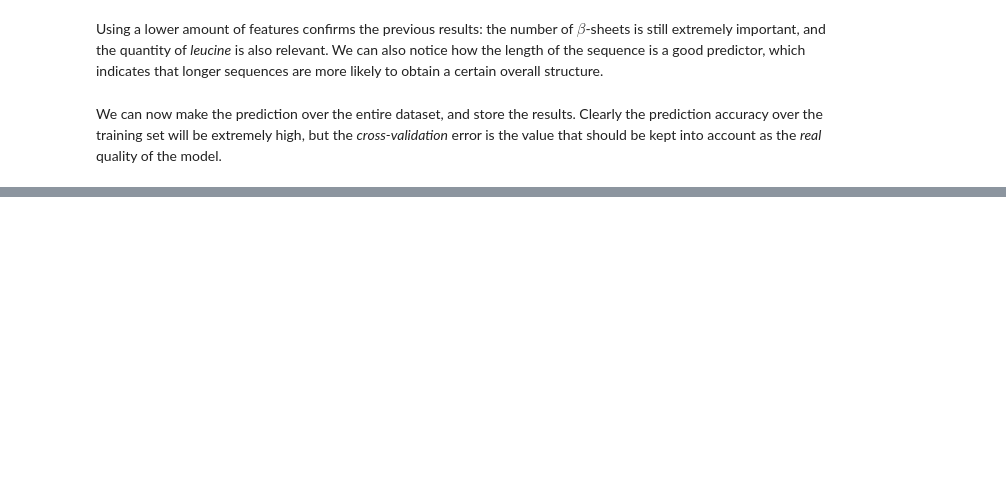
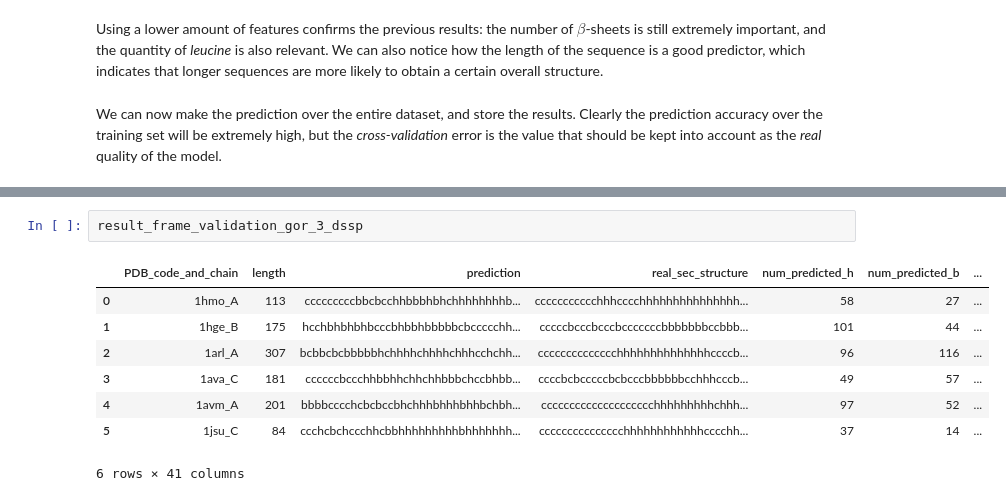
Before and after one commit to AlbertoParravicini/bioinformatics-ulb, a Jupyter notebook: assignment-2/src/Untitled.ipynb, the cells around one changed output, grey strips where cells are left out. Drawn from its saved outputs; the diff is of its cells as text; blank space fills up the shorter version.

```diff
--- a/assignment-2/src/Untitled.ipynb
+++ b/assignment-2/src/Untitled.ipynb
@@ -1471,0 +1632,11 @@ We can now make the prediction over the entire dataset, and store the results. C
+# %%
+result_frame_validation_gor_3_dssp
+# %% [output]
+|  | PDB_code_and_chain | length | prediction | real_sec_structure | num_predicted_h | num_predicted_b | ... |
+| 0 | 1hmo_A | 113 | cccccccccbbcbcchhbbbhbhchhhhhhhhb... | ccccccccccchhhcccchhhhhhhhhhhhhhh... | 58 | 27 | ... |
+| 1 | 1hge_B | 175 | hcchbhbhbhbcccbhbbhbbbbbcbccccchh... | cccccbcccbcccbcccccccbbbbbbbccbbb... | 101 | 44 | ... |
+| 2 | 1arl_A | 307 | bcbbcbcbbbbbhchhhhchhhhchhhcchchh... | cccccccccccccchhhhhhhhhhhhhhccccb... | 96 | 116 | ... |
+| 3 | 1ava_C | 181 | ccccccbccchhbbhhchhchhbbbchccbhbb... | ccccbcbcccccbcbcccbbbbbbcchhhcccb... | 49 | 57 | ... |
+| 4 | 1avm_A | 201 | bbbbcccchcbcbccbhchhhbhhhbhhbchbh... | cccccccccccccccccccchhhhhhhhhchhh... | 97 | 52 | ... |
+| 5 | 1jsu_C | 84 | ccchcbchccchhcbbhhhhhhhhhbhhhhhhh... | ccccccccccccccchhhhhhhhhhhhcccchh... | 37 | 14 | ... |
+6 rows × 41 columns
```
Also changed, not shown: parts of 61 cells of this notebook, 15 other files.
